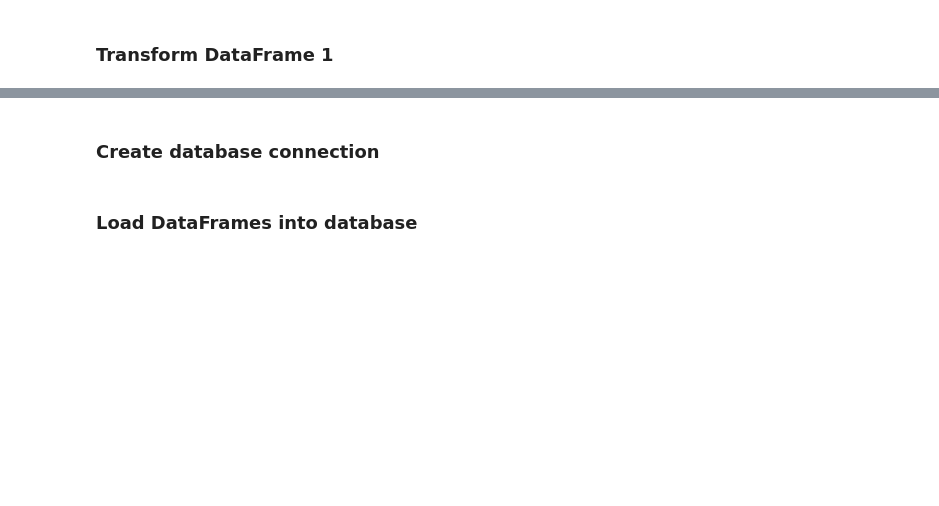
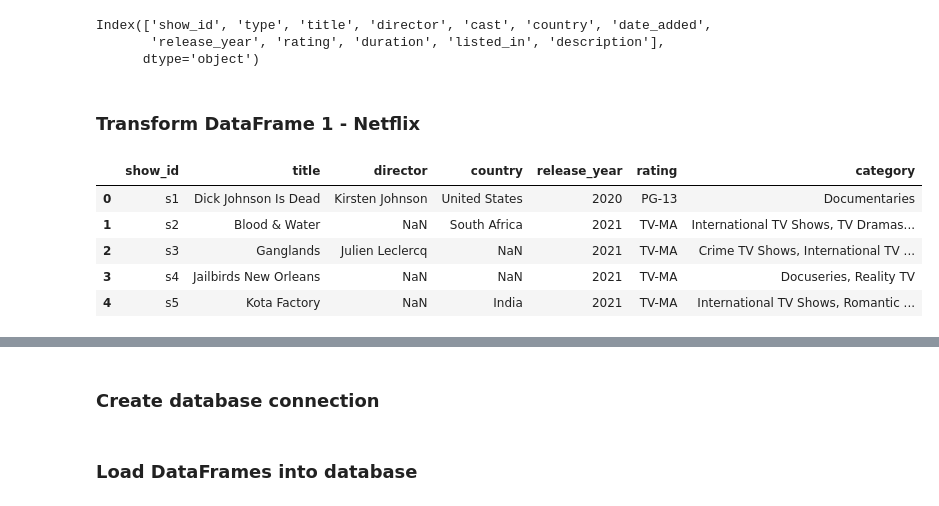
Before and after one commit to Tembspapi/Project-2_Amazon-Netflix, a Jupyter notebook: ETL-starter.ipynb, the cells around one changed output, grey strips where cells are left out. Cells and saved outputs as stored; diff of their text form; code cells hidden in the pictures; blank space fills up the shorter version.

```diff
--- a/ETL-starter.ipynb
+++ b/ETL-starter.ipynb
@@ -6,2 +74,23 @@ from sqlalchemy import create_engine
+# %%
+amazon_data.keys()
+# %% [output]
+Index(['show_id', 'type', 'title', 'director', 'cast', 'country', 'date_added',
+       'release_year', 'rating', 'duration', 'listed_in', 'description'],
+      dtype='object')
 # %% [markdown]
-### Transform DataFrame 1
+### Transform DataFrame 1 - Netflix
+# %%
+###Rename listed_in to category
+netflix_data1 = netflix_data.rename(columns = {'listed_in': 'category'})
+# %%
+## Removing the unwanted columns
+columns = ["show_id","title", "director", "country", "release_year", "rating", "category"]
+netflix_data2 = netflix_data1.reindex(columns = columns)
+netflix_data2.head()
+# %% [output]
+|  | show_id | title | director | country | release_year | rating | category |
+| 0 | s1 | Dick Johnson Is Dead | Kirsten Johnson | United States | 2020 | PG-13 | Documentaries |
+| 1 | s2 | Blood & Water | NaN | South Africa | 2021 | TV-MA | International TV Shows, TV Dramas... |
+| 2 | s3 | Ganglands | Julien Leclercq | NaN | 2021 | TV-MA | Crime TV Shows, International TV ... |
+| 3 | s4 | Jailbirds New Orleans | NaN | NaN | 2021 | TV-MA | Docuseries, Reality TV |
+| 4 | s5 | Kota Factory | NaN | India | 2021 | TV-MA | International TV Shows, Romantic ... |
```
Also changed, not shown: parts of 18 cells of this notebook.
